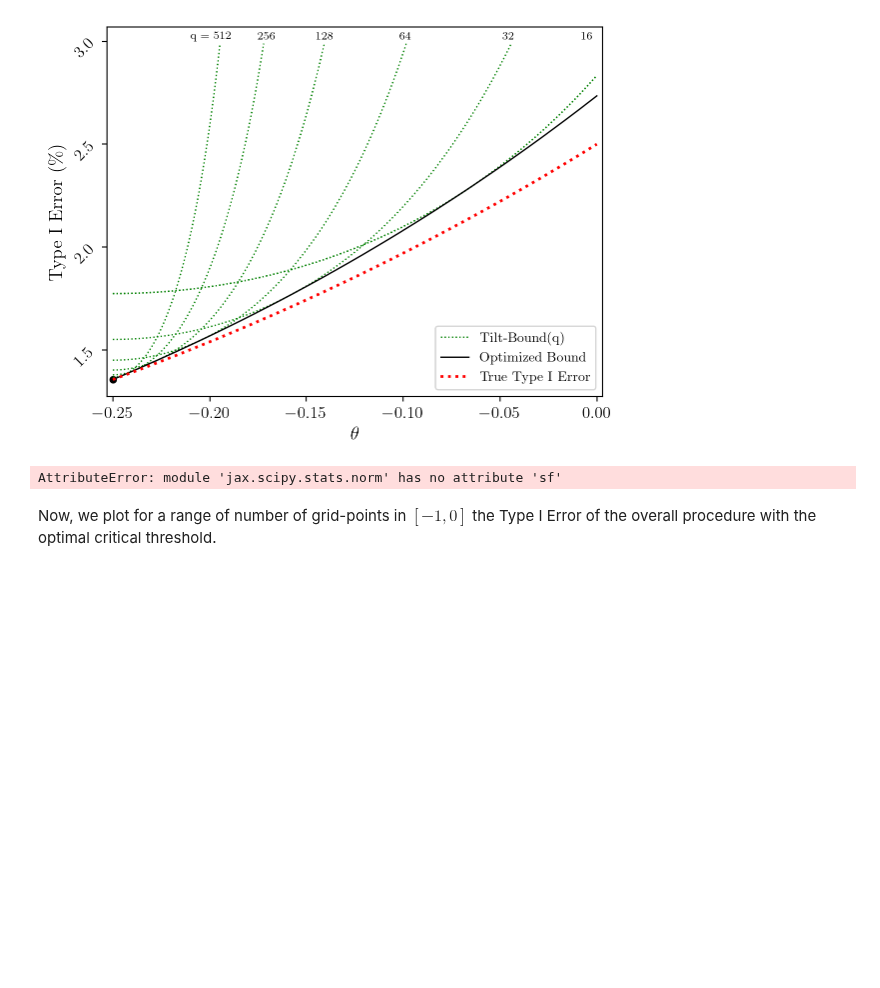
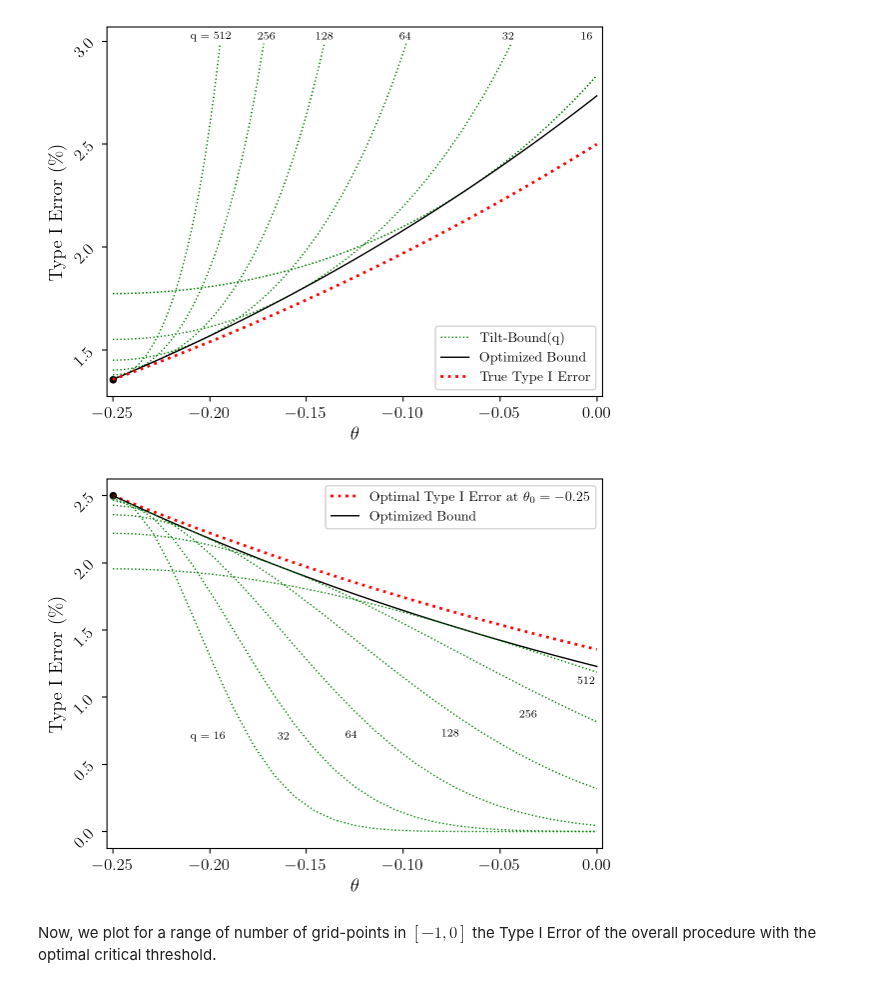
Before and after one commit to Confirm-Solutions/confirmasaurus, a Jupyter notebook: research/paper_figures/jamesbound_normal.ipynb, the cells around one changed output. Drawn from its saved outputs; the diff is of its cells as text; code cells hidden in the pictures; blank space fills up the shorter version.

Commit message:
Update greens down figure

```diff
--- a/research/paper_figures/jamesbound_normal.ipynb
+++ b/research/paper_figures/jamesbound_normal.ipynb
@@ -371,35 +371,35 @@ optboundback = bwd_bound_vmap(optqsback, 1, vlist, 0.025)
 plt.plot(ts, optboundback, "k", linewidth=1, label="Optimized Bound")
 
 # Plotting for 6 different choices of q, ranging from 2^4 to 2^9
 for i in range(len(qlist)):
     output = bwd_bound_vmap(np.full(len(vlist), qlist[i]), 1, vlist, 0.025)
     filter = output < 0.03
     plt.plot(ts[filter], output[filter], "g:", linewidth=1)
 
 leg = plt.legend(fontsize=10)
 
-plt.scatter(theta0, f0, color="k", marker="o", s=20)
+plt.scatter(theta0, alpha, color="k", marker="o", s=20)
 plt.xlim([-0.253, 0.003])
 yticks = np.linspace(0, 0.025, 6)
 plt.yticks(
     yticks,
     labels=[f"{(yv * 100):.1f}" for yv in yticks],
     rotation=45,
     ha="right",
 )
 plt.xlabel("$\\theta$")
 plt.ylabel("Type I Error ($\%$)")
 
 plt.text(-0.01, 0.011, "512", fontsize=8)
 plt.text(-0.04, 0.0085, "256", fontsize=8)
 plt.text(-0.08, 0.0071, "128", fontsize=8)
 plt.text(-0.13, 0.006975, "64", fontsize=8)
 plt.text(-0.165, 0.00688, "32", fontsize=8)
 plt.text(-0.21, 0.00688, "q = 16", fontsize=8)
 
 plt.savefig("figs/greens_down.pdf", bbox_inches="tight")
 # %% [output]
-AttributeError: module 'jax.scipy.stats.norm' has no attribute 'sf'
+[figure, added]
 # %% [markdown]
 Now, we plot for a range of number of grid-points in $[-1, 0]$ the Type I Error of the overall procedure
 with the optimal critical threshold.
```
Also changed, not shown: 1 other file.
